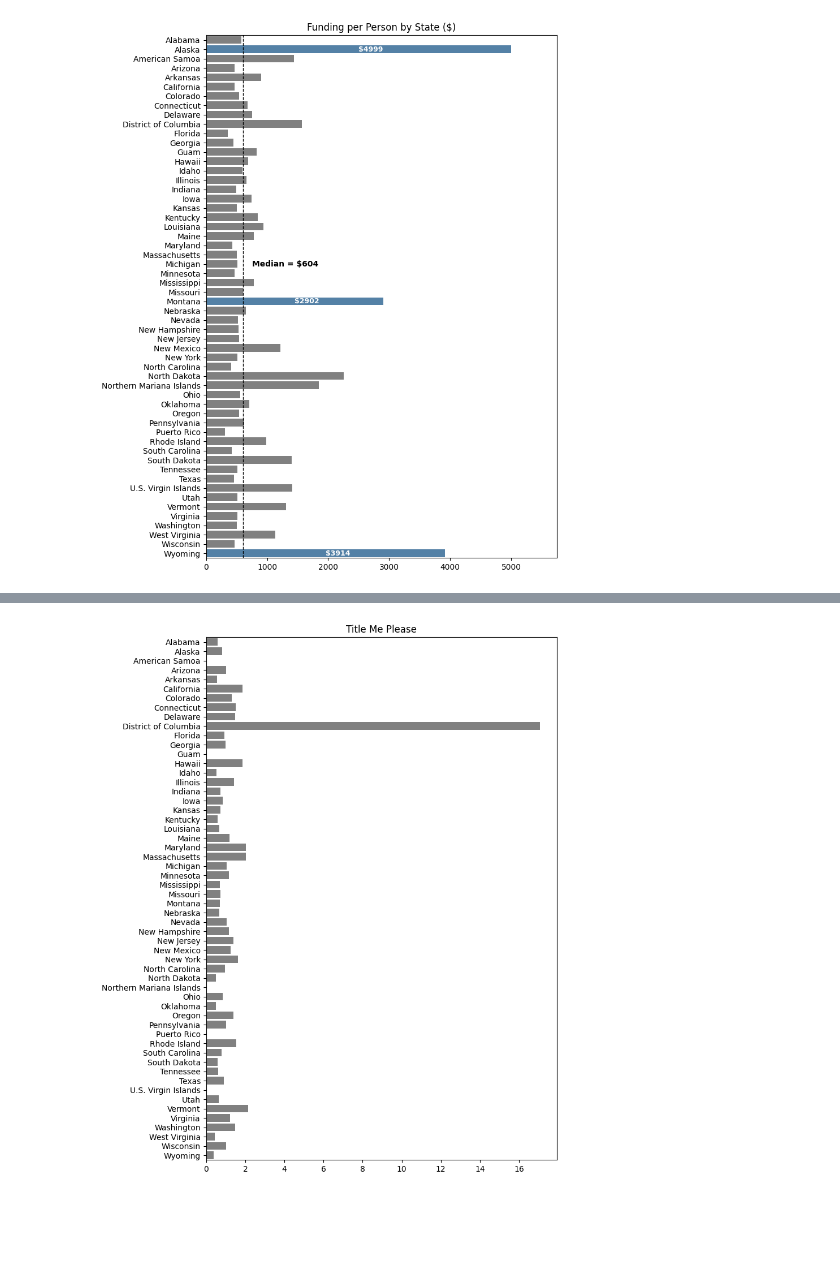
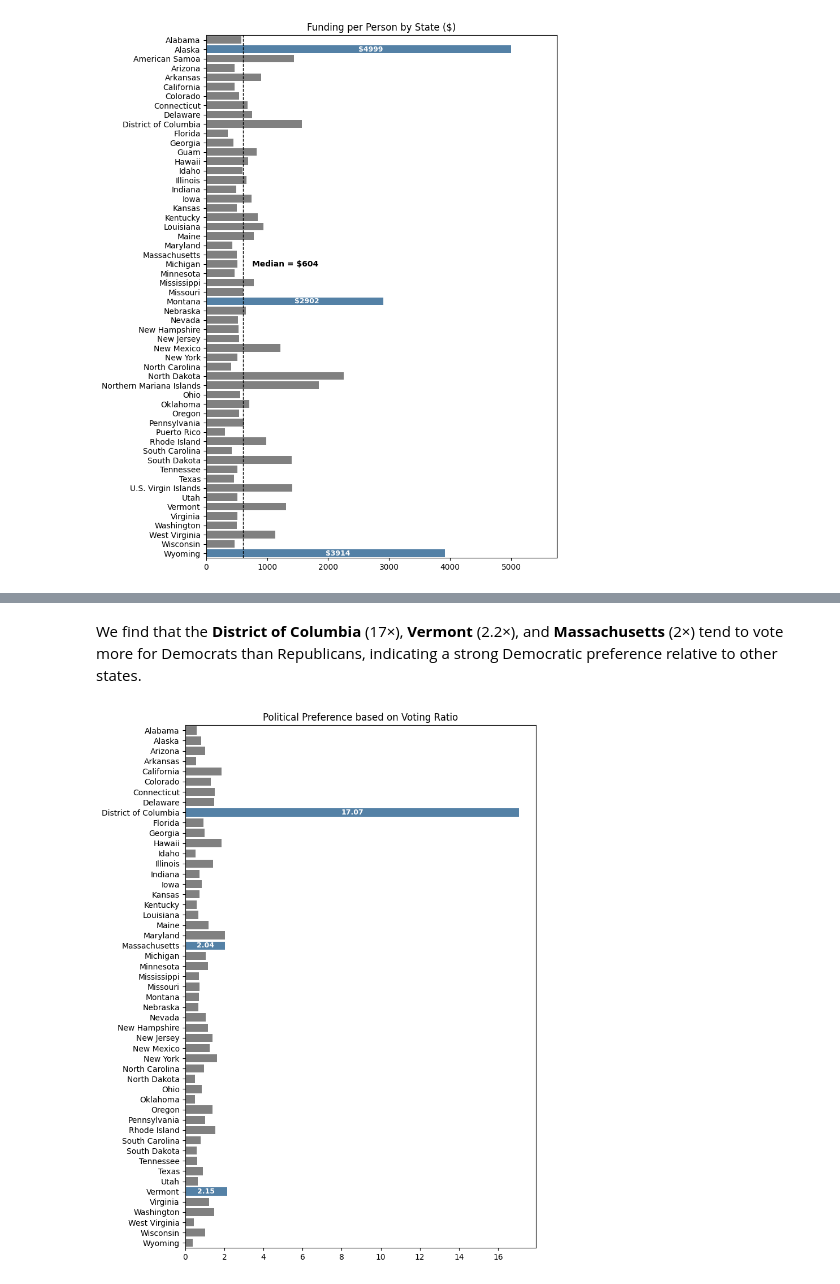
Before and after one commit to hellojohncruz/DATA-608, a Jupyter notebook: Story 01/jobs_act_allocation.ipynb, the cells around one changed output, grey strips where cells are left out. Cells and saved outputs as stored; diff of their text form; code cells hidden in the pictures; blank space fills up the shorter version.

```diff
--- a/Story 01/jobs_act_allocation.ipynb
+++ b/Story 01/jobs_act_allocation.ipynb
@@ -402,0 +313,4 @@ plt.show()
+# %%
+analysis_df['funding_prop'] = analysis_df['total_funding'] / analysis_df['total_funding'].sum()
+analysis_df['population_prop'] = analysis_df['population'] / analysis_df['population'].sum()
+analysis_df['funding_to_pop_ratio'] = analysis_df['funding_prop'] / analysis_df['population_prop']
@@ -405,43 +374,47 @@ plt.show()
+# %% [markdown]
+We find that the **District of Columbia** (17×), **Vermont** (2.2×), and **Massachusetts** (2×) tend to vote more for Democrats than Republicans, indicating a strong Democratic preference relative to other states.
 # %%
-analysis_df['political_ratio'] = analysis_df['votes_dem'] / analysis_df['votes_gop']
+voting_analysis_df = analysis_df.copy()
+voting_analysis_df = voting_analysis_df.dropna(subset=['votes_gop', 'votes_dem'])
+voting_analysis_df['political_ratio'] = voting_analysis_df['votes_dem'] / voting_analysis_df['votes_gop']
 
 plt.figure(figsize=(8, 12))
 
 # Calculate 95th percentile threshold
-threshold = np.percentile(analysis_df['political_ratio'], 95)
+threshold = np.percentile(voting_analysis_df['political_ratio'], 95)
 
 # Add a column to indicate top 5%
-analysis_df['top5pct'] = analysis_df['political_ratio'] >= threshold
+voting_analysis_df['top5pct'] = voting_analysis_df['political_ratio'] >= threshold
 
 # Use hue for coloring instead of palette alone
 ax = sns.barplot(
-    data=analysis_df,
+    data=voting_analysis_df,
     x='political_ratio',
     y='state',
     hue='top5pct',
     dodge=False,
     palette={True: 'steelblue', False: 'gray'},
     legend=False
 )
 
 # Annotate top 5% bars inside the bar with white font
-for i, (value, is_top) in enumerate(zip(analysis_df['political_ratio'], analysis_df['top5pct'])):
+for i, (value, is_top) in enumerate(zip(voting_analysis_df['political_ratio'], voting_analysis_df['top5pct'])):
     if is_top:
         ax.text(
             value * 0.5,  # middle of the bar
             i,
             f"{value:.2f}",
             va='center',
             ha='center',
             fontsize=9,
             color='white',
             fontweight='bold'
         )
 
 # Plot Features
-plt.title("Title Me Please")
+plt.title("Political Preference based on Voting Ratio")
 ax.set_xlabel("")
 ax.set_ylabel("")
 plt.show()
 # %% [output]
-[figure, old version]
+[figure, new version]
```
Also changed, not shown: parts of 23 cells of this notebook.
